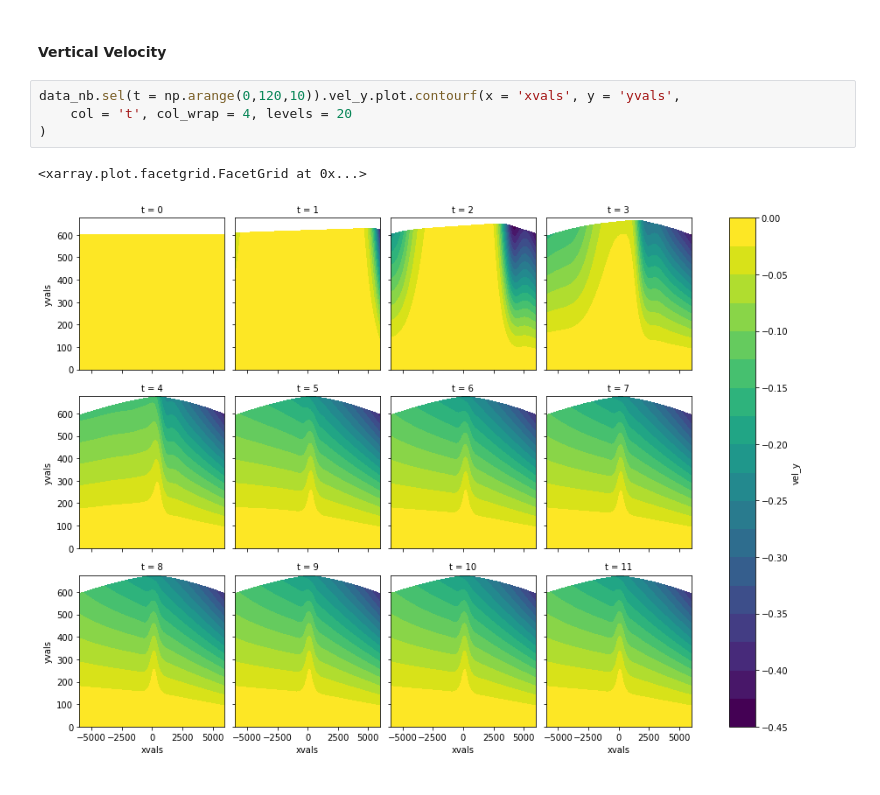
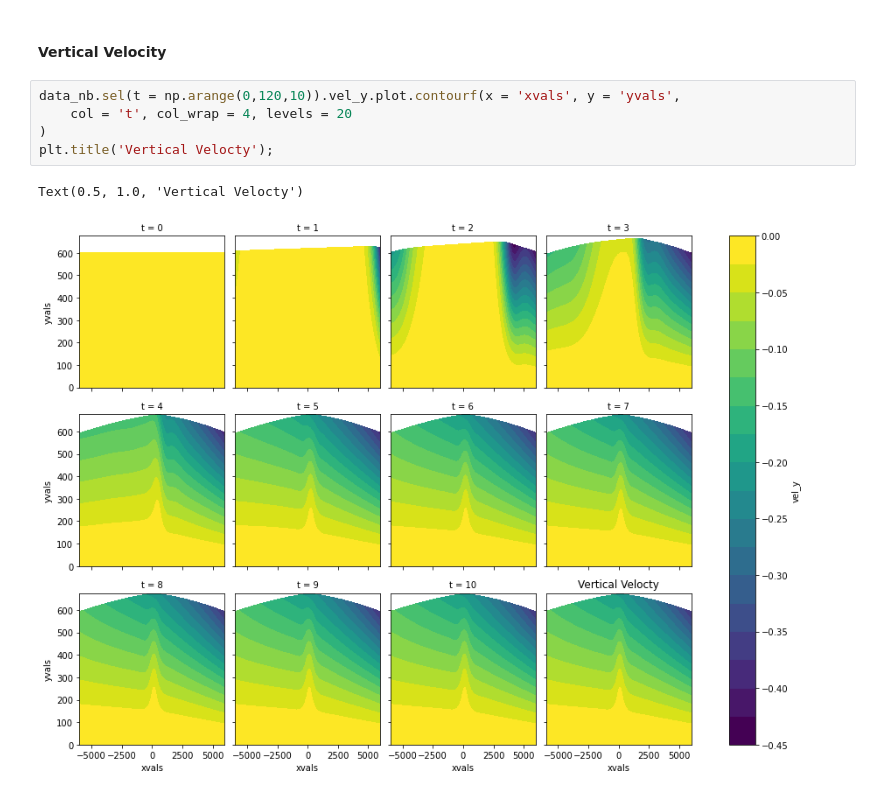
Before and after one commit to janeeleven/rces-final-project, a Jupyter notebook: presentation_notebook.ipynb, the cells around one changed output. Drawn from its saved outputs; the diff is of its cells as text.

```diff
--- a/presentation_notebook.ipynb
+++ b/presentation_notebook.ipynb
@@ -254,7 +239,8 @@ data_nb.sel(t = np.arange(0,120,10)).vel_x.plot.contourf(x = 'xvals', y = 'yvals
 # %%
 data_nb.sel(t = np.arange(0,120,10)).vel_y.plot.contourf(x = 'xvals', y = 'yvals',
     col = 't', col_wrap = 4, levels = 20
 )
+plt.title('Vertical Velocty');
 # %% [output]
-<xarray.plot.facetgrid.FacetGrid at 0x...>
+Text(0.5, 1.0, 'Vertical Velocty')
-[figure, old version]
+[figure, new version]
```
Also changed, not shown: parts of 8 cells of this notebook, 1 other file.
